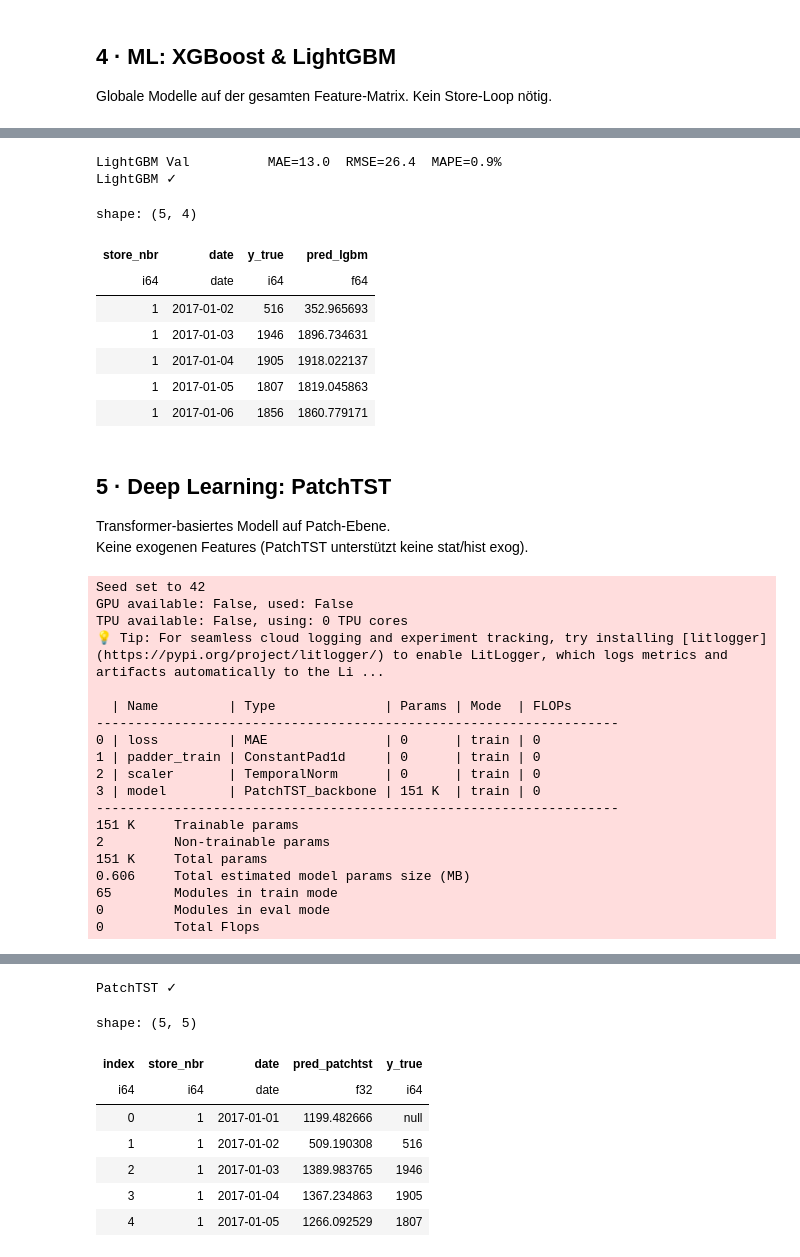
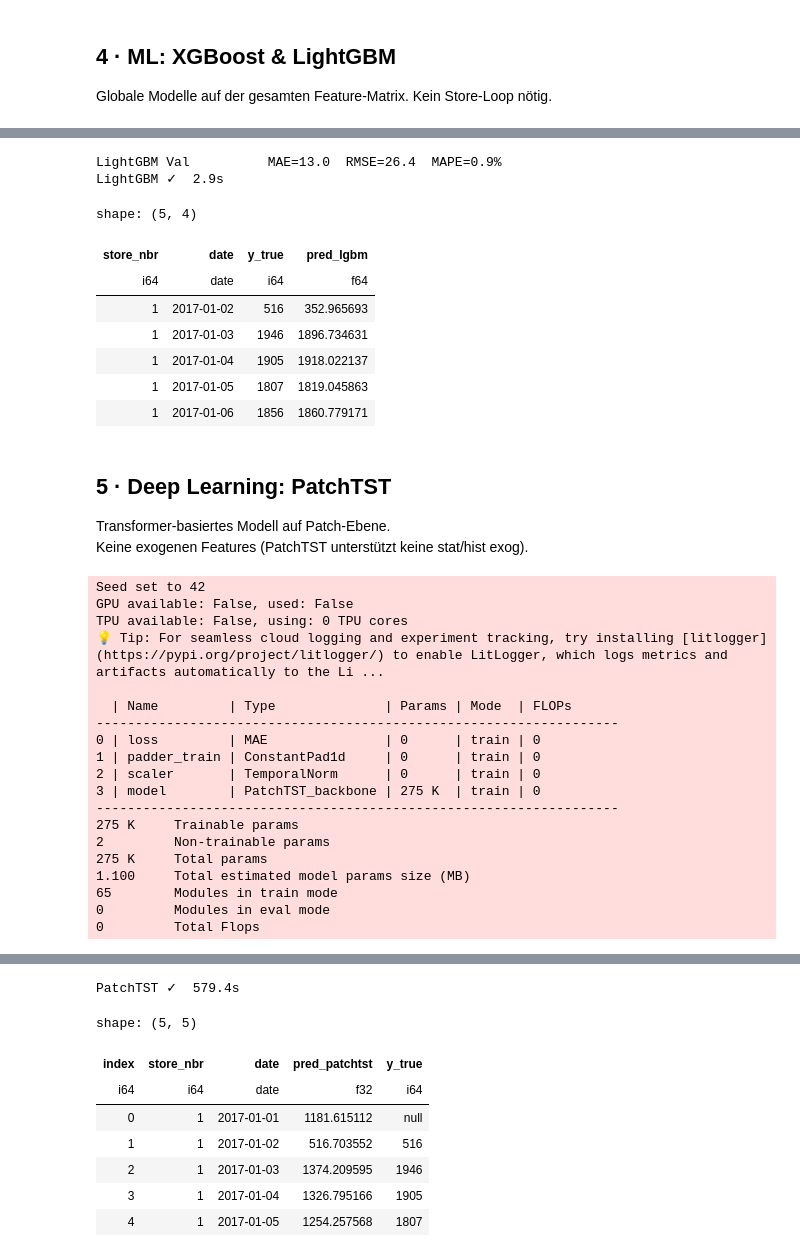
Before and after one commit to MadMax199/E-Commerce-Time-Series-Forecasting, a Jupyter notebook: 04_notebooks/04_model_training.ipynb, the cells around one changed output, grey strips where cells are left out. Cells and saved outputs as stored; diff of their text form; code cells hidden in the pictures.

Commit message:
Start mit Modelltuning

```diff
--- a/04_notebooks/04_model_training.ipynb
+++ b/04_notebooks/04_model_training.ipynb
@@ -125,10 +131,12 @@ static_df shape: (53, 3)
 Läuft pro Store separat. Exogene Regressoren: Ölpreis + Feiertags-Flags.
 Saisonalität: `seasonal_order=(1,1,1,7)` → wöchentlich.
 # %%
+t0 = time.time()
 preds_sarimax = run_sarimax(
     train, val,
     stores=stores,
     exog_cols=EXOG_COLS
 )
+training_times['SARIMAX'] = round(time.time() - t0, 1)
 preds_sarimax.write_parquet(RESULTS / 'val_sarimax.parquet')
-preds_sarimax.head(5)
+print(f"SARIMAX ✓  {training_times['SARIMAX']}s")
@@ -137,10 +147,12 @@ preds_sarimax.head(5)
 
 Läuft pro Store separat. Exogene Regressoren: Ölpreis.
 # %%
+t0 = time.time()
 preds_prophet = run_prophet(
     train, val,
     stores=stores,
     extra_regressors=['oil_price']
 )
+training_times['Prophet'] = round(time.time() - t0, 1)
 preds_prophet.write_parquet(RESULTS / 'val_prophet.parquet')
-preds_prophet.head(5)
+print(f"Prophet ✓  {training_times['Prophet']}s")
@@ -149,7 +180,10 @@ preds_prophet.head(5)
 
 Globale Modelle auf der gesamten Feature-Matrix. Kein Store-Loop nötig.
 # %%
+t0 = time.time()
+
 model_xgb, metrics_xgb = run_xgb(X_train, y_train, X_val, y_val)
+training_times['XGBoost'] = round(time.time() - t0, 1)
 
 preds_xgb = (
     val.select(['store_nbr', 'date', TARGET_COL])
@@ -158,10 +192,10 @@ preds_xgb = (
         pl.Series('pred_xgb', model_xgb.predict(X_val).astype(float))
     )
 )
-preds_xgb.write_parquet(RESULTS / 'val_xgb.parquet')
+preds_xgb.write_parquet(RESULTS / 'val_xgboost.parquet')
 
 joblib.dump(model_xgb, RESULTS / 'model_xgb.pkl')
-print('XGBoost ✓')
+print(f"XGBoost ✓  {training_times['XGBoost']}s")
 preds_xgb.head(5)
 # %% [output]
 XGBoost Val           MAE=11.5  RMSE=24.8  MAPE=0.7%
@@ -175,7 +209,10 @@ shape: (5, 4)
 | 1 | 2017-01-05 | 1807 | 1820.155273 |
 | 1 | 2017-01-06 | 1856 | 1866.127197 |
 # %%
+t0 = time.time()
+
 model_lgbm, metrics_lgbm = run_lgbm(X_train, y_train, X_val, y_val)
+training_times['LightGBM'] = round(time.time() - t0, 1)
 
 preds_lgbm = (
     val.select(['store_nbr', 'date', TARGET_COL])
@@ -184,13 +221,13 @@ preds_lgbm = (
         pl.Series('pred_lgbm', model_lgbm.predict(X_val).astype(float))
     )
 )
-preds_lgbm.write_parquet(RESULTS / 'val_lgbm.parquet')
+preds_lgbm.write_parquet(RESULTS / 'val_lightgbm.parquet')
 joblib.dump(model_lgbm, RESULTS / 'model_lgbm.pkl')
-print('LightGBM ✓')
+print(f"LightGBM ✓  {training_times['LightGBM']}s")
 preds_lgbm.head(5)
 # %% [output]
 LightGBM Val          MAE=13.0  RMSE=26.4  MAPE=0.9%
-LightGBM ✓
+LightGBM ✓  2.9s
 shape: (5, 4)
 | store_nbr | date | y_true | pred_lgbm |
 | i64 | date | i64 | f64 |
@@ -213,10 +244,5 @@ torch.multiprocessing.set_start_method('spawn', force=True)
 # %%
-import torch
-torch.set_num_threads(1)
-
-from neuralforecast import NeuralForecast
-from neuralforecast.models import PatchTST
-
+t0 = time.time()
 model_patchtst = PatchTST(
     h=HORIZON,
     input_size=LOOKBACK,
@@ -240,9 +266,9 @@ model_patchtst = PatchTST(
 nf_patchtst = NeuralForecast(models=[model_patchtst], freq='D')
 nf_patchtst.fit(
     df=train_nf[['unique_id', 'ds', 'y']],
-    val_size=len(val['date'].unique())
+    val_size=HORIZON
 )
-
+training_times['PatchTST'] = round(time.time() - t0, 1)
 preds_patchtst = nf_patchtst.predict()
 
 preds_patchtst_pl = (
@@ -253,7 +279,7 @@ preds_patchtst_pl = (
           on=['store_nbr', 'date'], how='left')
 )
 preds_patchtst_pl.write_parquet(RESULTS / 'val_patchtst.parquet')
-print('PatchTST ✓')
+print(f"PatchTST ✓  {training_times['PatchTST']}s")
 preds_patchtst_pl.head(5)
 # %% [output]
 Seed set to 42
@@ -266,12 +292,12 @@ TPU available: False, using: 0 TPU cores
 0 | loss         | MAE               | 0      | train | 0
 1 | padder_train | ConstantPad1d     | 0      | train | 0
 2 | scaler       | TemporalNorm      | 0      | train | 0
-3 | model        | PatchTST_backbone | 151 K  | train | 0
+3 | model        | PatchTST_backbone | 275 K  | train | 0
 -------------------------------------------------------------------
-151 K     Trainable params
+275 K     Trainable params
 2         Non-trainable params
-151 K     Total params
-0.606     Total estimated model params size (MB)
+275 K     Total params
+1.100     Total estimated model params size (MB)
 65        Modules in train mode
 0         Modules in eval mode
 0         Total Flops
@@ -283,12 +312,12 @@ TPU available: False, using: 0 TPU cores
-PatchTST ✓
+PatchTST ✓  579.4s
 shape: (5, 5)
 | index | store_nbr | date | pred_patchtst | y_true |
 | i64 | i64 | date | f32 | i64 |
-| 0 | 1 | 2017-01-01 | 1199.482666 | null |
-| 1 | 1 | 2017-01-02 | 509.190308 | 516 |
-| 2 | 1 | 2017-01-03 | 1389.983765 | 1946 |
-| 3 | 1 | 2017-01-04 | 1367.234863 | 1905 |
-| 4 | 1 | 2017-01-05 | 1266.092529 | 1807 |
+| 0 | 1 | 2017-01-01 | 1181.615112 | null |
+| 1 | 1 | 2017-01-02 | 516.703552 | 516 |
+| 2 | 1 | 2017-01-03 | 1374.209595 | 1946 |
+| 3 | 1 | 2017-01-04 | 1326.795166 | 1905 |
+| 4 | 1 | 2017-01-05 | 1254.257568 | 1807 |
 # %% [markdown]
 ## 6 · Deep Learning: NHITS
 
```
Also changed, not shown: parts of 10 cells of this notebook, 19 other files.
